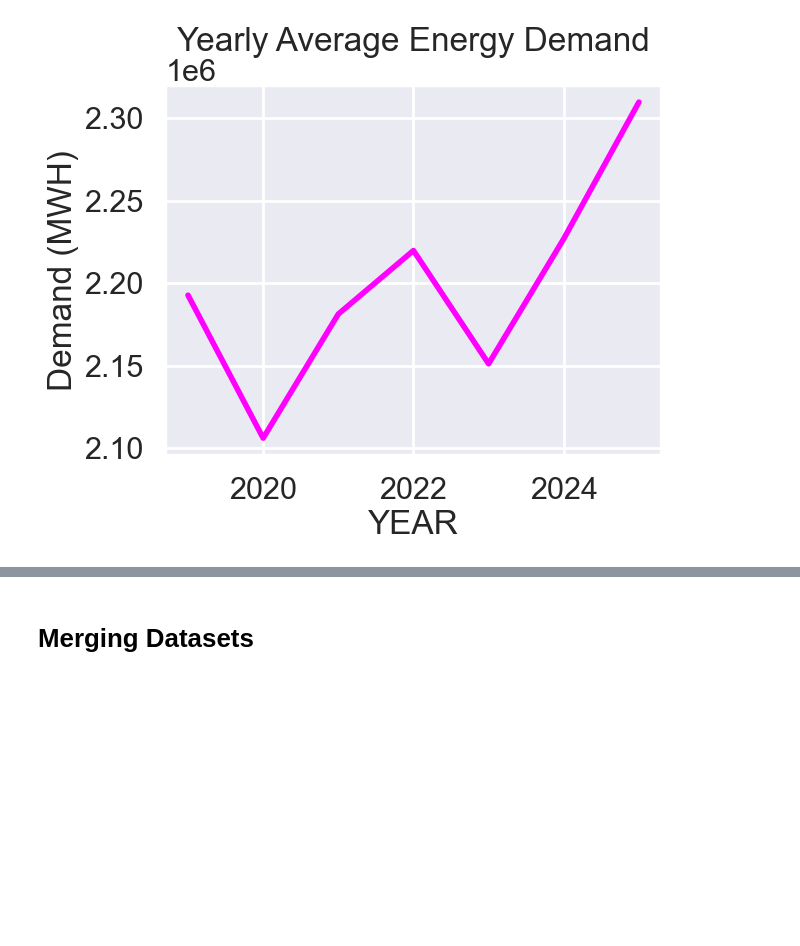
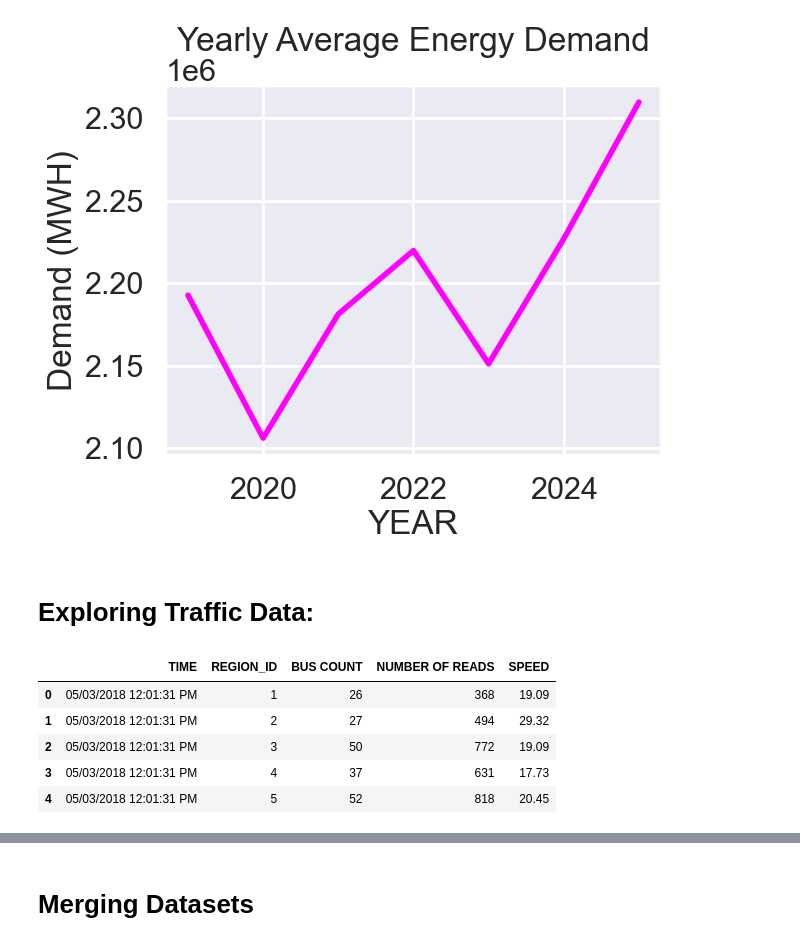
Before and after one commit to griffinberonio/AAE-724-Repo, a Jupyter notebook: airdatanotebook.ipynb, the cells around one changed output, grey strips where cells are left out. Cells and saved outputs as stored; diff of their text form; code cells hidden in the pictures; blank space fills up the shorter version.

```diff
--- a/airdatanotebook.ipynb
+++ b/airdatanotebook.ipynb
@@ -840,3 +851,16 @@ See the caveats in the documentation: https://pandas.pydata.org/pandas-docs/stab
   demandonly['yearlyaverage'] = demandonly.groupby('YEAR')['value'].transform('mean')
 Text(0, 0.5, 'Demand (MWH)')
 [figure]
+# %% [markdown]
+# Exploring Traffic Data:
+# %%
+testtrafficpath = '/Users/griffinberonio/Documents/AAE 724/Datasets/Chicago_Traffic_Tracker_-_Historical_Congestion_Estimates_by_Region_-_2013-2018_20260304.csv'
+trafftest = pd.read_csv(testtrafficpath)
+trafftest.head()
+# %% [output]
+|  | TIME | REGION_ID | BUS COUNT | NUMBER OF READS | SPEED |
+| 0 | 05/03/2018 12:01:31 PM | 1 | 26 | 368 | 19.09 |
+| 1 | 05/03/2018 12:01:31 PM | 2 | 27 | 494 | 29.32 |
+| 2 | 05/03/2018 12:01:31 PM | 3 | 50 | 772 | 19.09 |
+| 3 | 05/03/2018 12:01:31 PM | 4 | 37 | 631 | 17.73 |
+| 4 | 05/03/2018 12:01:31 PM | 5 | 52 | 818 | 20.45 |
```
Also changed, not shown: parts of 15 cells of this notebook, 2 other files.
